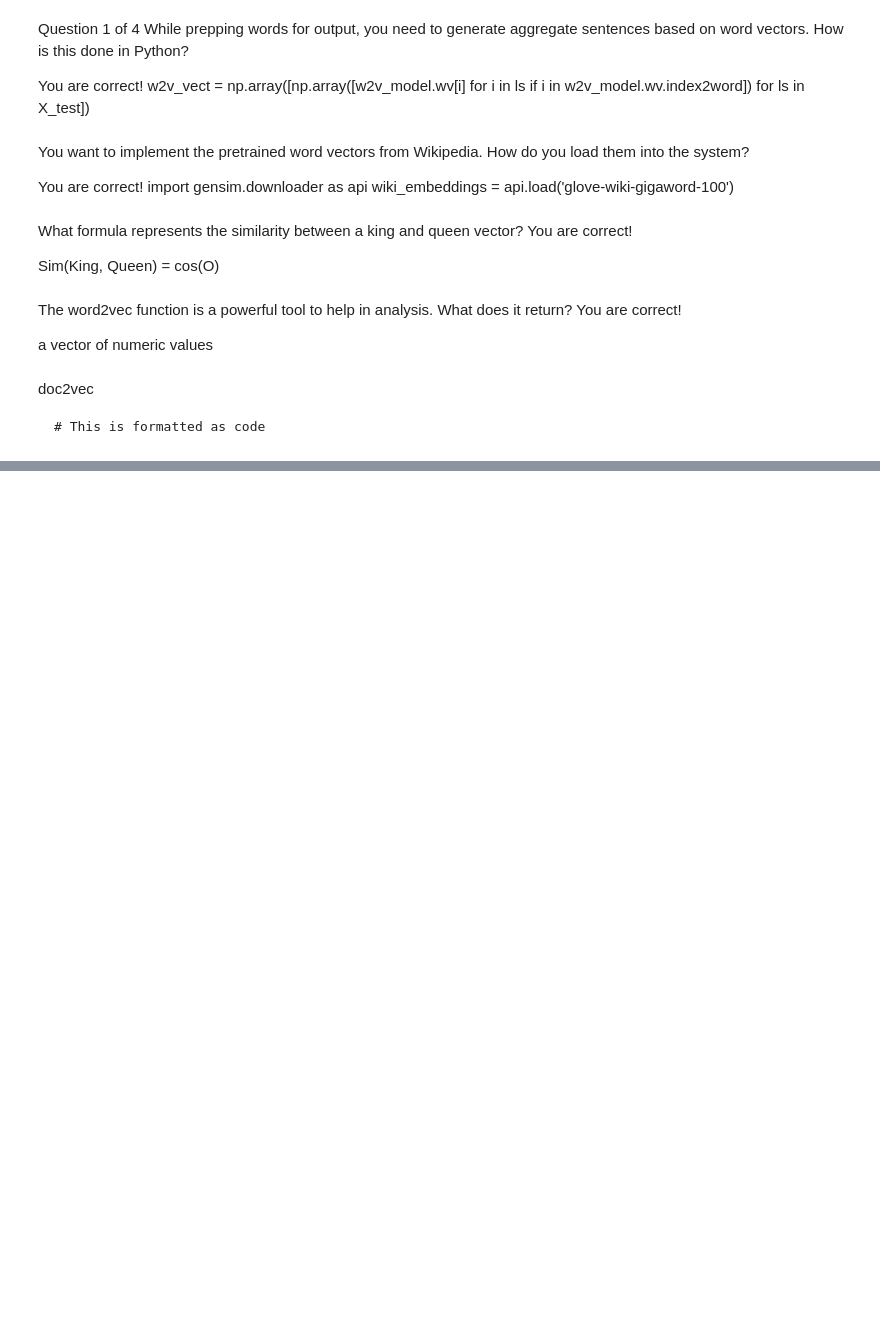
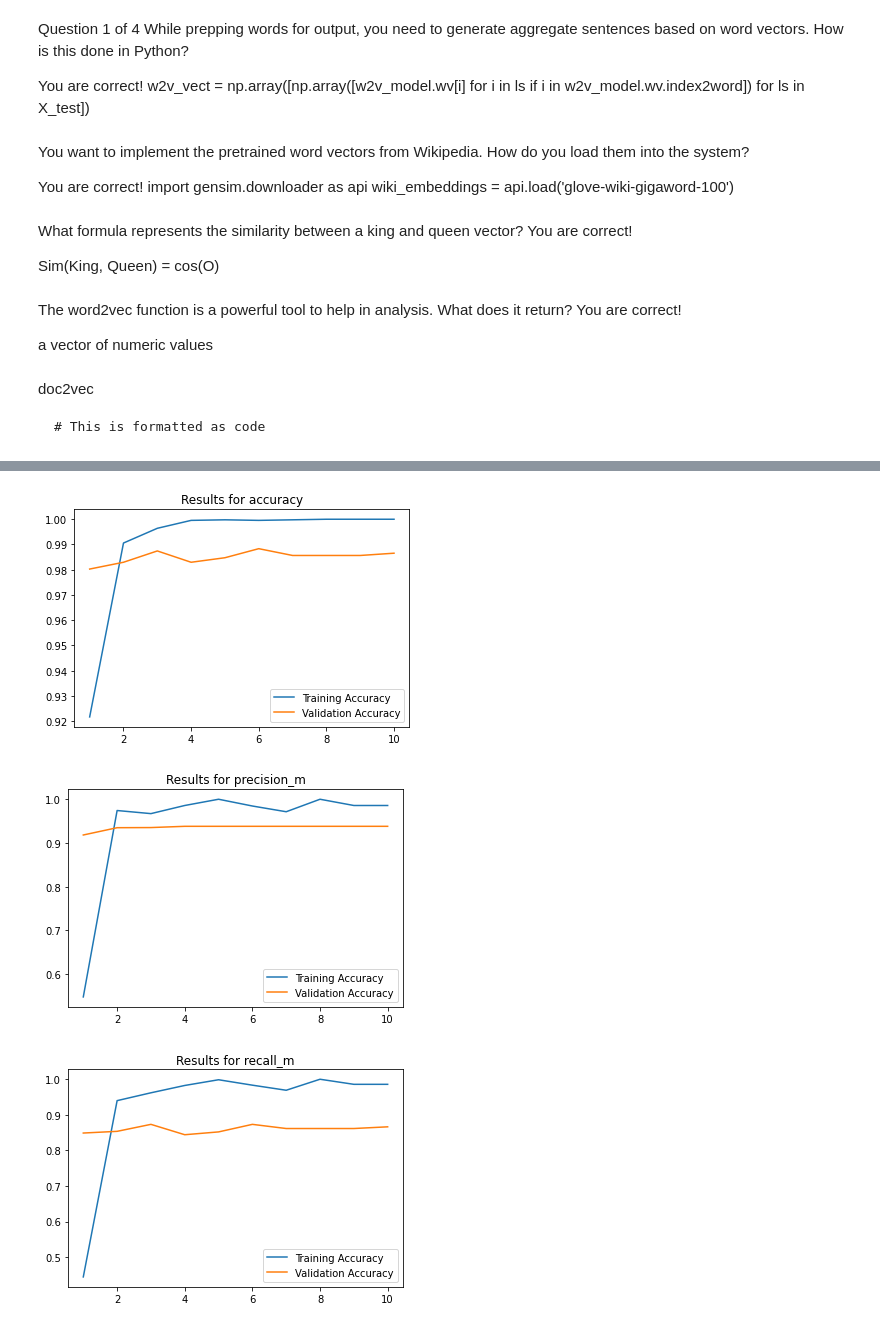
Before and after one commit to Gaukhar-ai/Gaukhar.Diamond.github, a Jupyter notebook: NLP_natural_language_processing.ipynb, the cells around one changed output, grey strips where cells are left out. Drawn from its saved outputs; the diff is of its cells as text; code cells hidden in the pictures; blank space fills up the shorter version.

```diff
--- a/NLP_natural_language_processing.ipynb
+++ b/NLP_natural_language_processing.ipynb
@@ -550,0 +755,4 @@ doc2vec
+# %%
+#pad the sequences so each sequence is the same lenght
+X_train_seq_padded = pad_sequences(X_train_seq, 50) #make sure all the sequence=50
+X_test_seq_padded = pad_sequences(X_test_seq, 50)
@@ -550,0 +787,9 @@ doc2vec
+# %%
+#construct a simple RNN model
+model = Sequential()
+
+model.add(Embedding(len(tokenizer.index_word)+1, 32))
+model.add(LSTM(32, dropout=0, recurrent_dropout=0)) #LSTM - long short term memory
+model.add(Dense(32, activation='relu')) #relu, softmax, sigmoid, linear =activation functions
+model.add(Dense(1, activation='sigmoid'))
+model.summary()
@@ -550,0 +813,10 @@ doc2vec
+# %%
+#compile the model
+model.compile(optimizer='adam',
+              loss = 'binary_crossentropy',
+              metrics=['accuracy', precision_m, recall_m])
+# %%
+#fit the RNN model
+history = model.fit(X_train_seq_padded, y_train,
+                    batch_size=32, epochs=10, #number of loops
+                    validation_data = (X_test_seq_padded, y_test))
@@ -550,0 +844,18 @@ doc2vec
+# %%
+#plot the evaluation metrics by each epoch for the model to see if we are over or underfitting
+import matplotlib.pyplot as plt
+for i in ['accuracy', 'precision_m', 'recall_m']:
+  acc = history.history[i]
+  val_acc = history.history['val_{}'.format(i)]
+  epochs = range(1, len(acc)+1)
+
+  plt.figure()
+  plt.plot(epochs, acc, label='Training Accuracy')
+  plt.plot(epochs, val_acc, label = 'Validation Accuracy')
+  plt.title('Results for {}'.format(i))
+  plt.legend()
+  plt.show()
+# %% [output]
+[figure, added]
+[figure, added]
+[figure, added]
```
Also changed, not shown: parts of 58 cells of this notebook.
